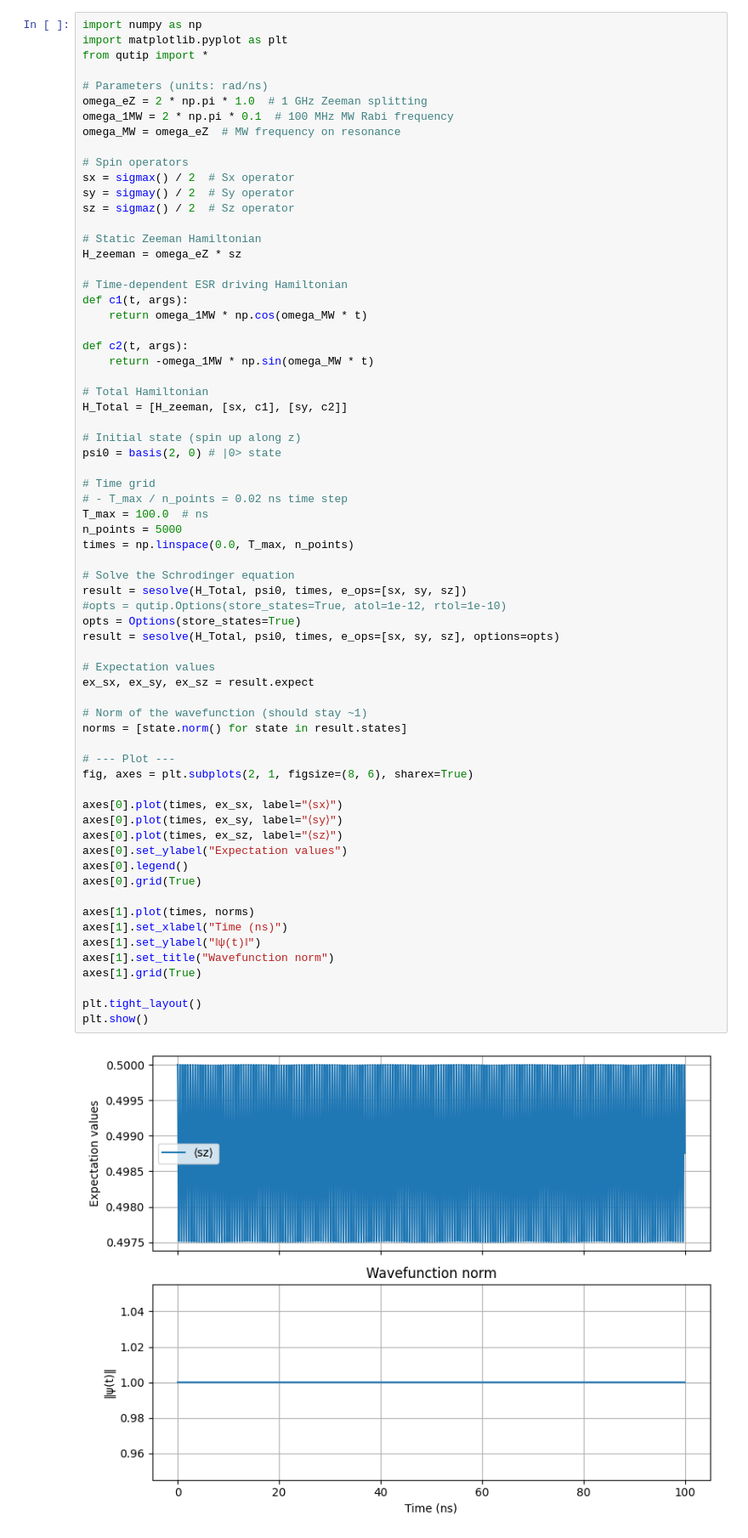
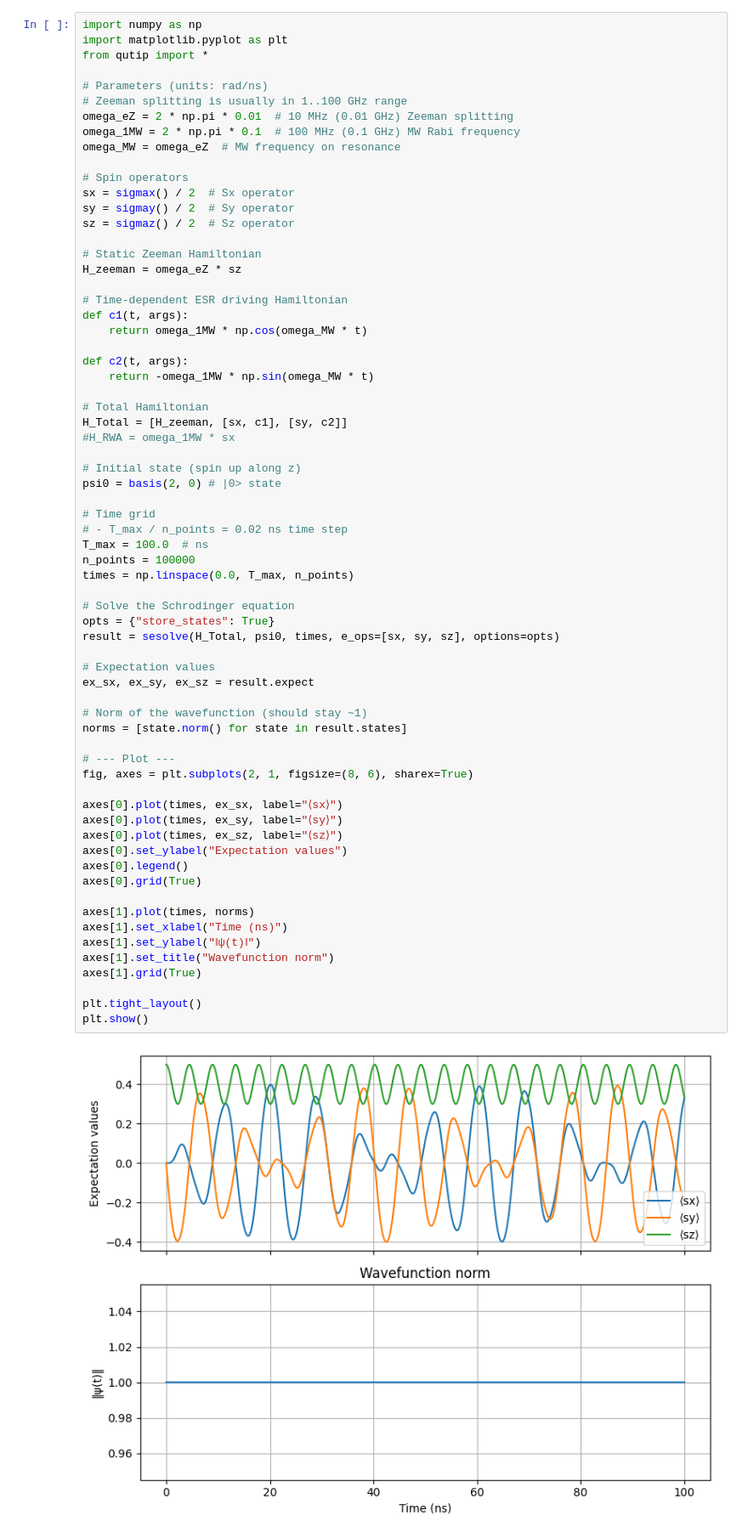
Before and after one commit to huem/sq, a Jupyter notebook: notebooks/tutorial.ipynb, the cells around one changed output. Shown at 85% size. Drawn from its saved outputs; the diff is of its cells as text.

Commit message:
Slow down Zeeman splitting to see 1/2 to -1/2 oscillation

```diff
--- a/notebooks/tutorial.ipynb
+++ b/notebooks/tutorial.ipynb
@@ -62,8 +64,9 @@ import matplotlib.pyplot as plt
 from qutip import *
 
 # Parameters (units: rad/ns)
-omega_eZ = 2 * np.pi * 1.0  # 1 GHz Zeeman splitting
-omega_1MW = 2 * np.pi * 0.1  # 100 MHz MW Rabi frequency
+# Zeeman splitting is usually in 1..100 GHz range
+omega_eZ = 2 * np.pi * 0.01  # 10 MHz (0.01 GHz) Zeeman splitting
+omega_1MW = 2 * np.pi * 0.1  # 100 MHz (0.1 GHz) MW Rabi frequency
 omega_MW = omega_eZ  # MW frequency on resonance
 
 # Spin operators
@@ -83,6 +86,7 @@ def c2(t, args):
 
 # Total Hamiltonian
 H_Total = [H_zeeman, [sx, c1], [sy, c2]]
+#H_RWA = omega_1MW * sx
 
 # Initial state (spin up along z)
 psi0 = basis(2, 0) # |0> state
@@ -90,41 +94,39 @@ psi0 = basis(2, 0) # |0> state
 # Time grid
 # - T_max / n_points = 0.02 ns time step
 T_max = 100.0  # ns
-n_points = 5000
+n_points = 100000
 times = np.linspace(0.0, T_max, n_points)
 
 # Solve the Schrodinger equation
-result = sesolve(H_Total, psi0, times, e_ops=[sx, sy, sz])
-#opts = qutip.Options(store_states=True, atol=1e-12, rtol=1e-10)
-opts = Options(store_states=True)
+opts = {"store_states": True}
 result = sesolve(H_Total, psi0, times, e_ops=[sx, sy, sz], options=opts)
 
 # Expectation values
 ex_sx, ex_sy, ex_sz = result.expect
 
 # Norm of the wavefunction (should stay ~1)
 norms = [state.norm() for state in result.states]
 
 # --- Plot ---
 fig, axes = plt.subplots(2, 1, figsize=(8, 6), sharex=True)
 
 axes[0].plot(times, ex_sx, label="⟨sx⟩")
 axes[0].plot(times, ex_sy, label="⟨sy⟩")
 axes[0].plot(times, ex_sz, label="⟨sz⟩")
 axes[0].set_ylabel("Expectation values")
 axes[0].legend()
 axes[0].grid(True)
 
 axes[1].plot(times, norms)
 axes[1].set_xlabel("Time (ns)")
 axes[1].set_ylabel("‖ψ(t)‖")
 axes[1].set_title("Wavefunction norm")
 axes[1].grid(True)
 
 plt.tight_layout()
 plt.show()
 # %% [output]
-[figure, old version]
+[figure, new version]
 # %%
 import numpy as np
 import matplotlib.pyplot as plt
```
Also changed, not shown: parts of 1 cell of this notebook.
